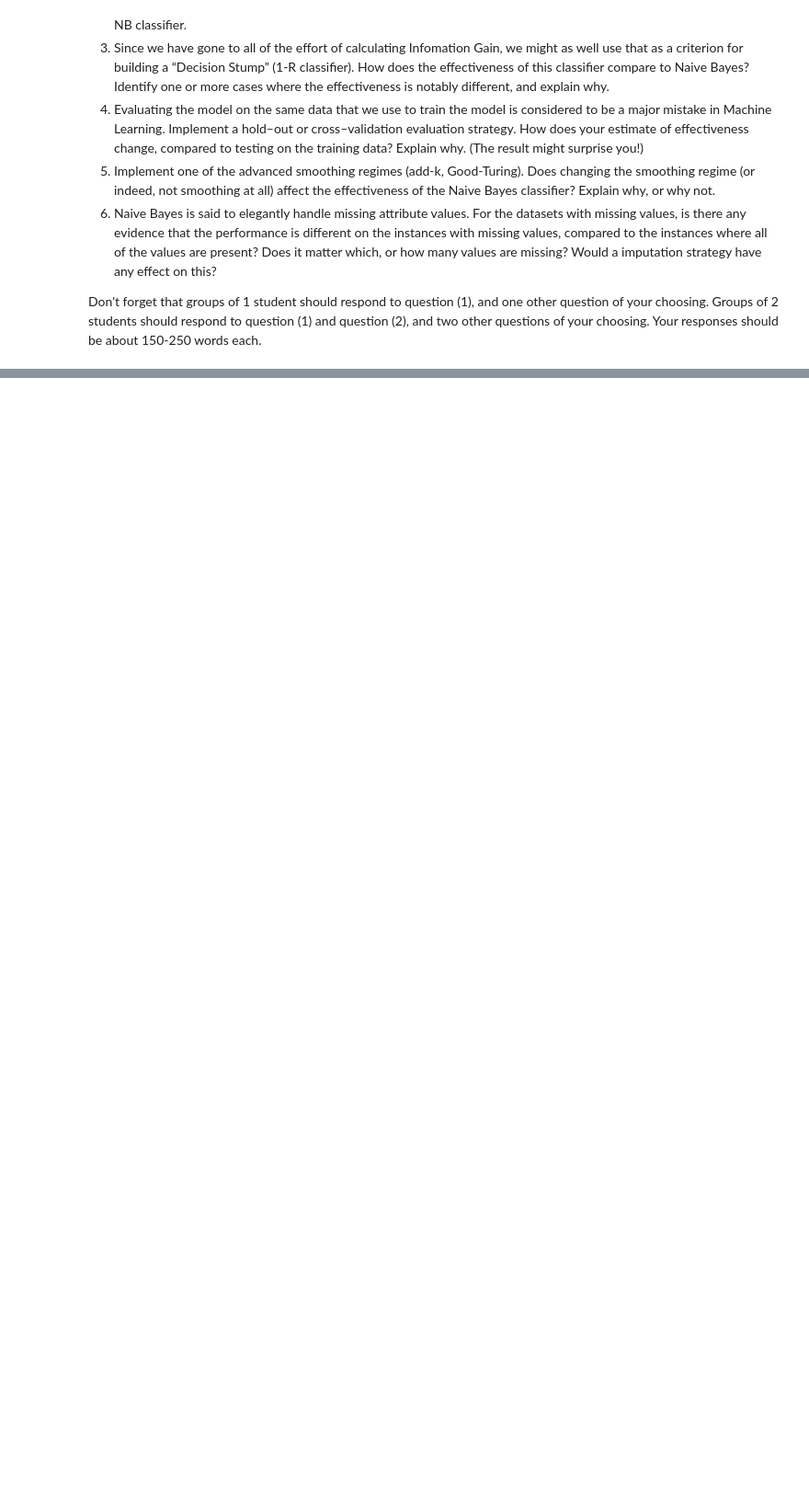
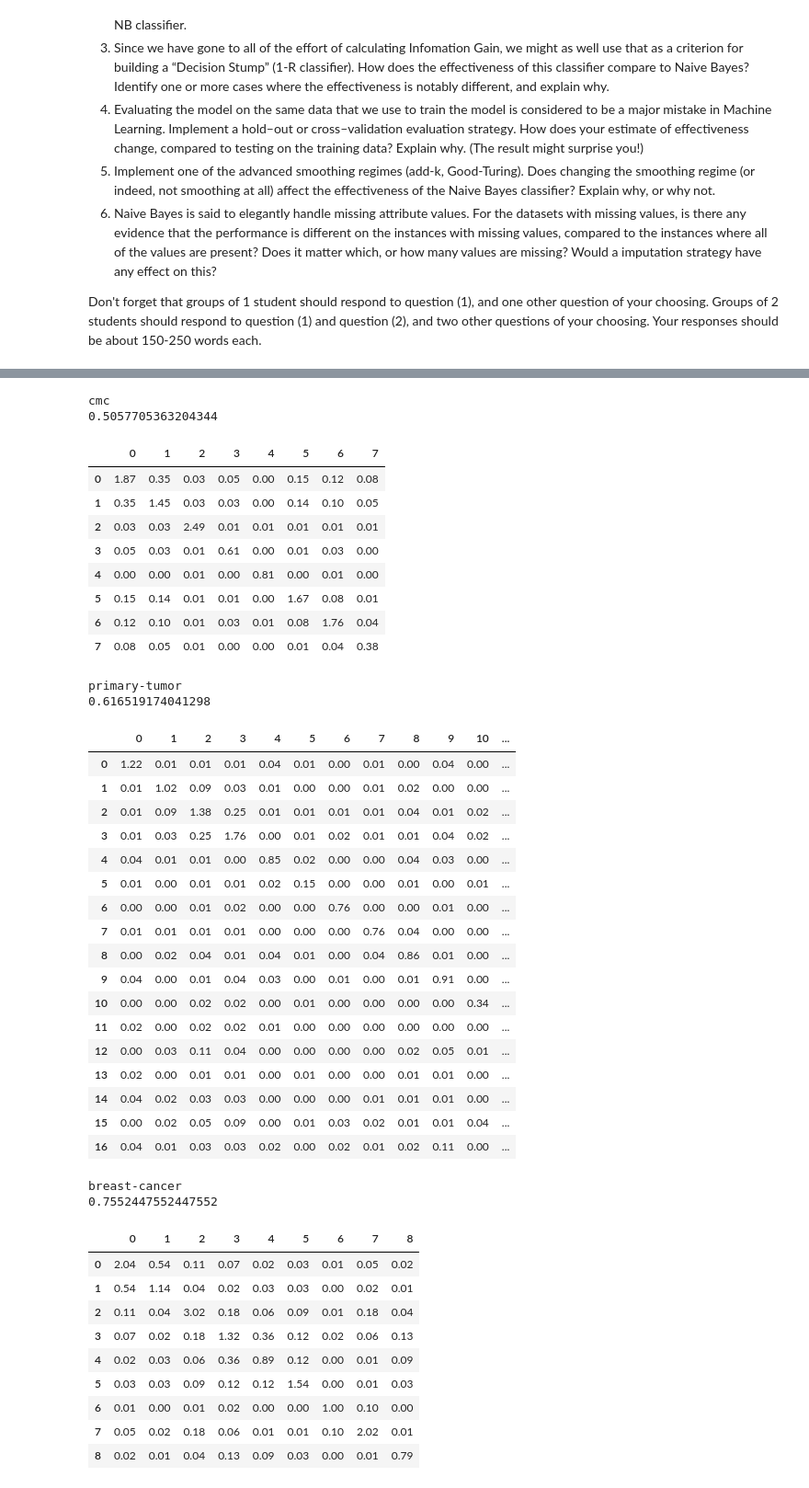
Before and after one commit to xIa066/NaiveBayes, a Jupyter notebook: 2019S1-proj1.ipynb, the cells around one changed output, grey strips where cells are left out. Shown: that part at 92% size. Drawn from its saved outputs; the diff is of its cells as text; code cells hidden in the pictures; blank space fills up the shorter version.

Commit message:
finished evaluate, correlation matrices in question 2, predict with epsilon smoothing

```diff
--- a/2019S1-proj1.ipynb
+++ b/2019S1-proj1.ipynb
@@ -307,8 +240,0 @@ T
-# %%
-# This function should evaluate a set of predictions, in a supervised context
-def evaluate():
-    return
-# %%
-# This function should calculate the Information Gain of an attribute or a set of attribute, with respect to the class
-def info_gain():
-    return
@@ -348,0 +361,14 @@ def info_gain(xs, ys):
+# %%
+dataset_name = "anneal"
+data = preprocess(dataset_name)
+attribute_names = data[2][:-1]
+class_labels = data[1]
+
+
+df = []
+for i in range(len(attribute_names)):
+    df.append(info_gain(get_column(data, i), class_labels))
+
+# this is just for pretty output
+df = pd.DataFrame([df], columns = attribute_names)
+df
@@ -348,0 +393,55 @@ def info_gain(xs, ys):
+# %%
+def correlation_matrix(instances):
+    attributes = list(zip(*instances)) # this is equivalent to matrix transpose
+    return [[round(info_gain(xs, ys), 2) for xs in attributes] for ys in attributes]
+# %%
+for dataset_name in ['cmc', 'primary-tumor', 'breast-cancer']:
+    data = preprocess(dataset_name)
+    (instances, class_labels, header) = data
+    print(dataset_name)
+    print(evaluate(dataset_name))
+    display(pd.DataFrame(correlation_matrix(instances), columns=None))
+# %% [output]
+cmc
+0.5057705363204344
+|  | 0 | 1 | 2 | 3 | 4 | 5 | 6 | 7 |
+| 0 | 1.87 | 0.35 | 0.03 | 0.05 | 0.00 | 0.15 | 0.12 | 0.08 |
+| 1 | 0.35 | 1.45 | 0.03 | 0.03 | 0.00 | 0.14 | 0.10 | 0.05 |
+| 2 | 0.03 | 0.03 | 2.49 | 0.01 | 0.01 | 0.01 | 0.01 | 0.01 |
+| 3 | 0.05 | 0.03 | 0.01 | 0.61 | 0.00 | 0.01 | 0.03 | 0.00 |
+| 4 | 0.00 | 0.00 | 0.01 | 0.00 | 0.81 | 0.00 | 0.01 | 0.00 |
+| 5 | 0.15 | 0.14 | 0.01 | 0.01 | 0.00 | 1.67 | 0.08 | 0.01 |
+| 6 | 0.12 | 0.10 | 0.01 | 0.03 | 0.01 | 0.08 | 1.76 | 0.04 |
+| 7 | 0.08 | 0.05 | 0.01 | 0.00 | 0.00 | 0.01 | 0.04 | 0.38 |
+primary-tumor
+0.616519174041298
+|  | 0 | 1 | 2 | 3 | 4 | 5 | 6 | 7 | 8 | 9 | 10 | ... |
+| 0 | 1.22 | 0.01 | 0.01 | 0.01 | 0.04 | 0.01 | 0.00 | 0.01 | 0.00 | 0.04 | 0.00 | ... |
+| 1 | 0.01 | 1.02 | 0.09 | 0.03 | 0.01 | 0.00 | 0.00 | 0.01 | 0.02 | 0.00 | 0.00 | ... |
+| 2 | 0.01 | 0.09 | 1.38 | 0.25 | 0.01 | 0.01 | 0.01 | 0.01 | 0.04 | 0.01 | 0.02 | ... |
+| 3 | 0.01 | 0.03 | 0.25 | 1.76 | 0.00 | 0.01 | 0.02 | 0.01 | 0.01 | 0.04 | 0.02 | ... |
+| 4 | 0.04 | 0.01 | 0.01 | 0.00 | 0.85 | 0.02 | 0.00 | 0.00 | 0.04 | 0.03 | 0.00 | ... |
+| 5 | 0.01 | 0.00 | 0.01 | 0.01 | 0.02 | 0.15 | 0.00 | 0.00 | 0.01 | 0.00 | 0.01 | ... |
+| 6 | 0.00 | 0.00 | 0.01 | 0.02 | 0.00 | 0.00 | 0.76 | 0.00 | 0.00 | 0.01 | 0.00 | ... |
+| 7 | 0.01 | 0.01 | 0.01 | 0.01 | 0.00 | 0.00 | 0.00 | 0.76 | 0.04 | 0.00 | 0.00 | ... |
+| 8 | 0.00 | 0.02 | 0.04 | 0.01 | 0.04 | 0.01 | 0.00 | 0.04 | 0.86 | 0.01 | 0.00 | ... |
+| 9 | 0.04 | 0.00 | 0.01 | 0.04 | 0.03 | 0.00 | 0.01 | 0.00 | 0.01 | 0.91 | 0.00 | ... |
+| 10 | 0.00 | 0.00 | 0.02 | 0.02 | 0.00 | 0.01 | 0.00 | 0.00 | 0.00 | 0.00 | 0.34 | ... |
+| 11 | 0.02 | 0.00 | 0.02 | 0.02 | 0.01 | 0.00 | 0.00 | 0.00 | 0.00 | 0.00 | 0.00 | ... |
+| 12 | 0.00 | 0.03 | 0.11 | 0.04 | 0.00 | 0.00 | 0.00 | 0.00 | 0.02 | 0.05 | 0.01 | ... |
+| 13 | 0.02 | 0.00 | 0.01 | 0.01 | 0.00 | 0.01 | 0.00 | 0.00 | 0.01 | 0.01 | 0.00 | ... |
+| 14 | 0.04 | 0.02 | 0.03 | 0.03 | 0.00 | 0.00 | 0.00 | 0.01 | 0.01 | 0.01 | 0.00 | ... |
+| 15 | 0.00 | 0.02 | 0.05 | 0.09 | 0.00 | 0.01 | 0.03 | 0.02 | 0.01 | 0.01 | 0.04 | ... |
+| 16 | 0.04 | 0.01 | 0.03 | 0.03 | 0.02 | 0.00 | 0.02 | 0.01 | 0.02 | 0.11 | 0.00 | ... |
+breast-cancer
+0.7552447552447552
+|  | 0 | 1 | 2 | 3 | 4 | 5 | 6 | 7 | 8 |
+| 0 | 2.04 | 0.54 | 0.11 | 0.07 | 0.02 | 0.03 | 0.01 | 0.05 | 0.02 |
+| 1 | 0.54 | 1.14 | 0.04 | 0.02 | 0.03 | 0.03 | 0.00 | 0.02 | 0.01 |
+| 2 | 0.11 | 0.04 | 3.02 | 0.18 | 0.06 | 0.09 | 0.01 | 0.18 | 0.04 |
+| 3 | 0.07 | 0.02 | 0.18 | 1.32 | 0.36 | 0.12 | 0.02 | 0.06 | 0.13 |
+| 4 | 0.02 | 0.03 | 0.06 | 0.36 | 0.89 | 0.12 | 0.00 | 0.01 | 0.09 |
+| 5 | 0.03 | 0.03 | 0.09 | 0.12 | 0.12 | 1.54 | 0.00 | 0.01 | 0.03 |
+| 6 | 0.01 | 0.00 | 0.01 | 0.02 | 0.00 | 0.00 | 1.00 | 0.10 | 0.00 |
+| 7 | 0.05 | 0.02 | 0.18 | 0.06 | 0.01 | 0.01 | 0.10 | 2.02 | 0.01 |
+| 8 | 0.02 | 0.01 | 0.04 | 0.13 | 0.09 | 0.03 | 0.00 | 0.01 | 0.79 |
```
Also changed, not shown: parts of 24 cells of this notebook.
